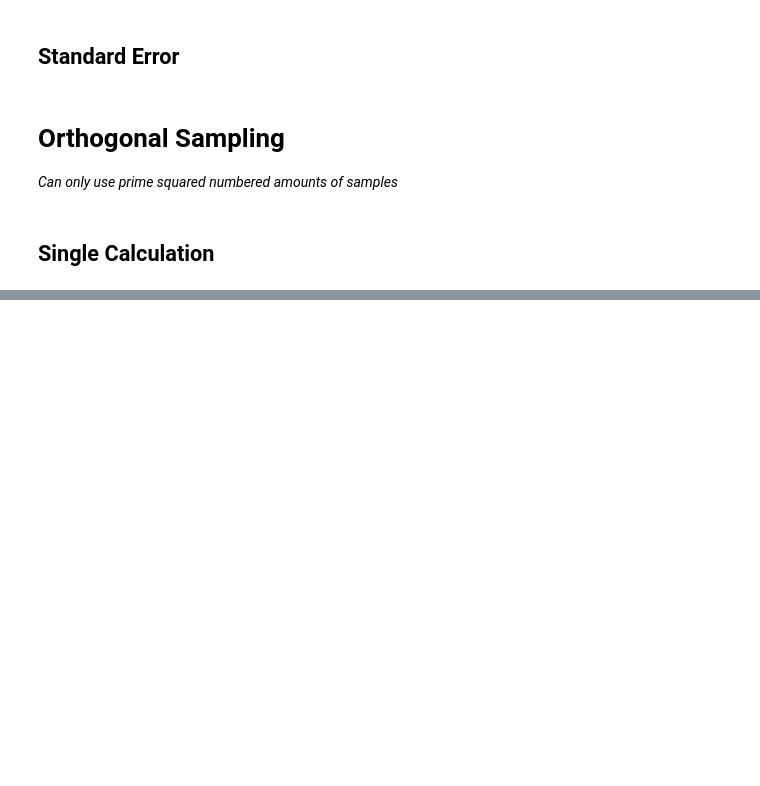
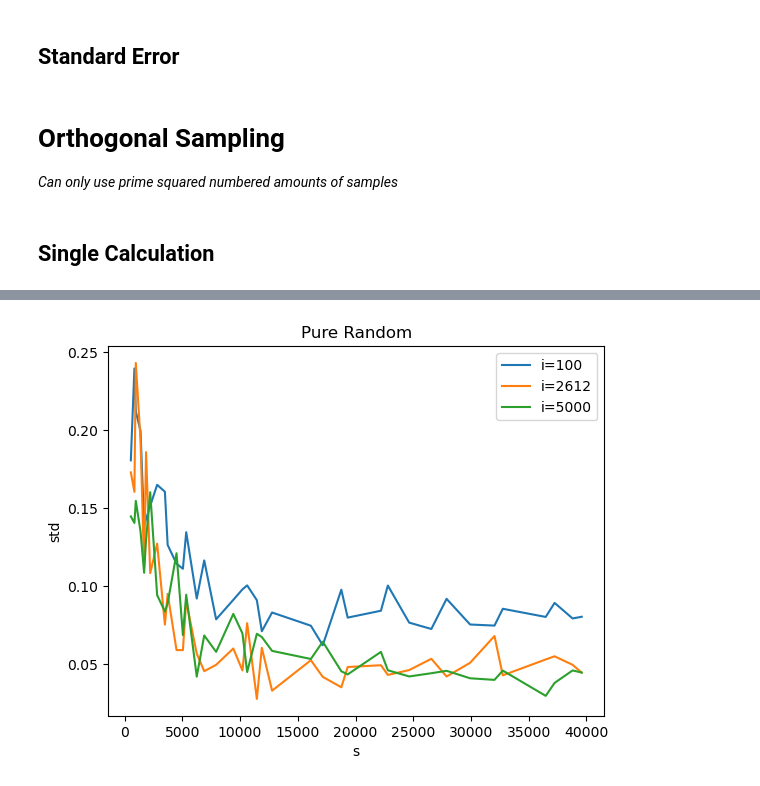
Before and after one commit to Kattelijn/Stochastic-Simulation, a Jupyter notebook: mandelbrot_MC_testPlots.ipynb, the cells around one changed output, grey strips where cells are left out. Saved outputs shown, nothing was run; the diff lists cells and outputs as text; code cells hidden in the pictures; blank space fills up the shorter version.

```diff
--- a/mandelbrot_MC_testPlots.ipynb
+++ b/mandelbrot_MC_testPlots.ipynb
@@ -199,6 +198,15 @@ NameError: name 'stdsLH' is not defined
 # %%
 fig, ax = plt.subplots()
-ax.plot(SAMPLES, stdsPR[:,-1])
-ax.plot(SAMPLES, stdsLH[:,-1])
-ax.plot(SAMPLES, stdsORT[:,-1])
+
+ax.plot(SAMPLES, stdsPR[:,0], label=f"i={ITERATIONS[0]}")
+ax.plot(SAMPLES, stdsPR[:,(len(ITERATIONS)//2)], label=f"i={ITERATIONS[(len(ITERATIONS)//2)]}")
+ax.plot(SAMPLES, stdsPR[:,-1], label=f"i={ITERATIONS[-1]}")
+# ax.plot(SAMPLES, stdsLH[:,-1])
+# ax.plot(SAMPLES, stdsORT[:,-1])
+plt.xlabel("s")
+plt.ylabel("std")
+plt.title("Pure Random")
+plt.legend()
 plt.show()
+# %% [output]
+[figure, added]
```
Also changed, not shown: parts of 15 cells of this notebook, 2 other files.
